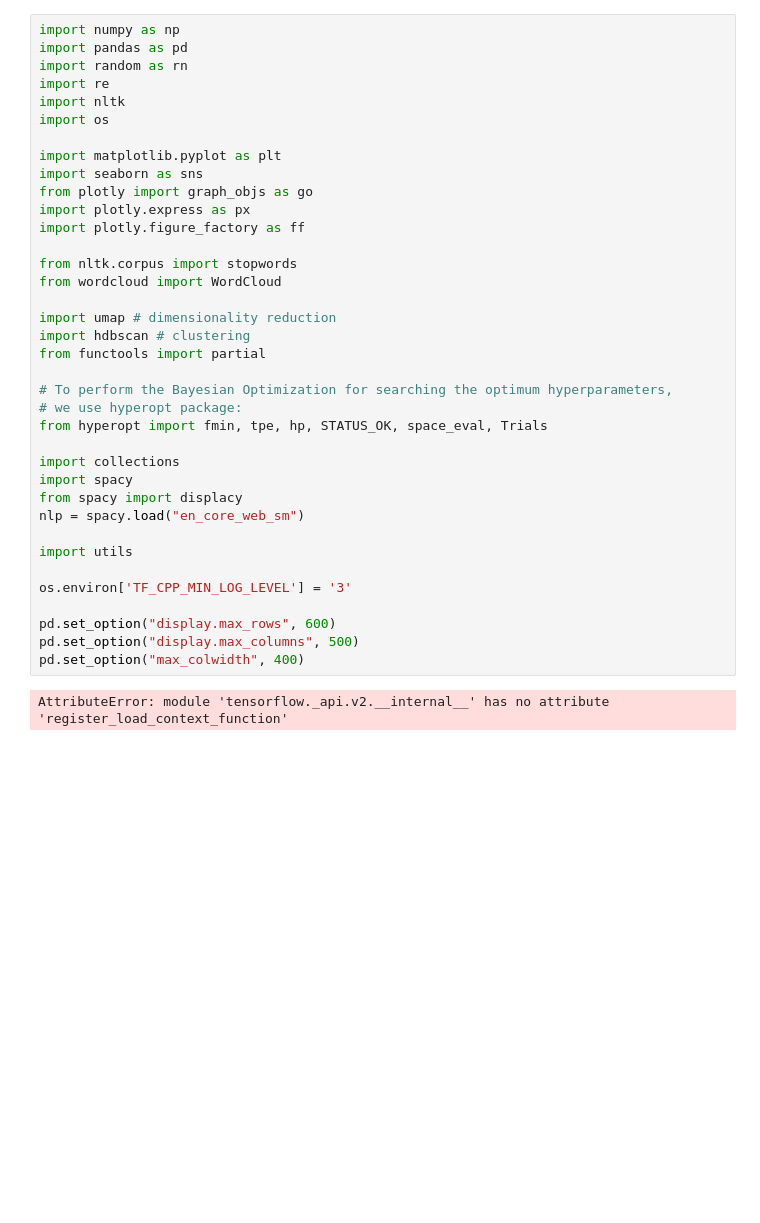
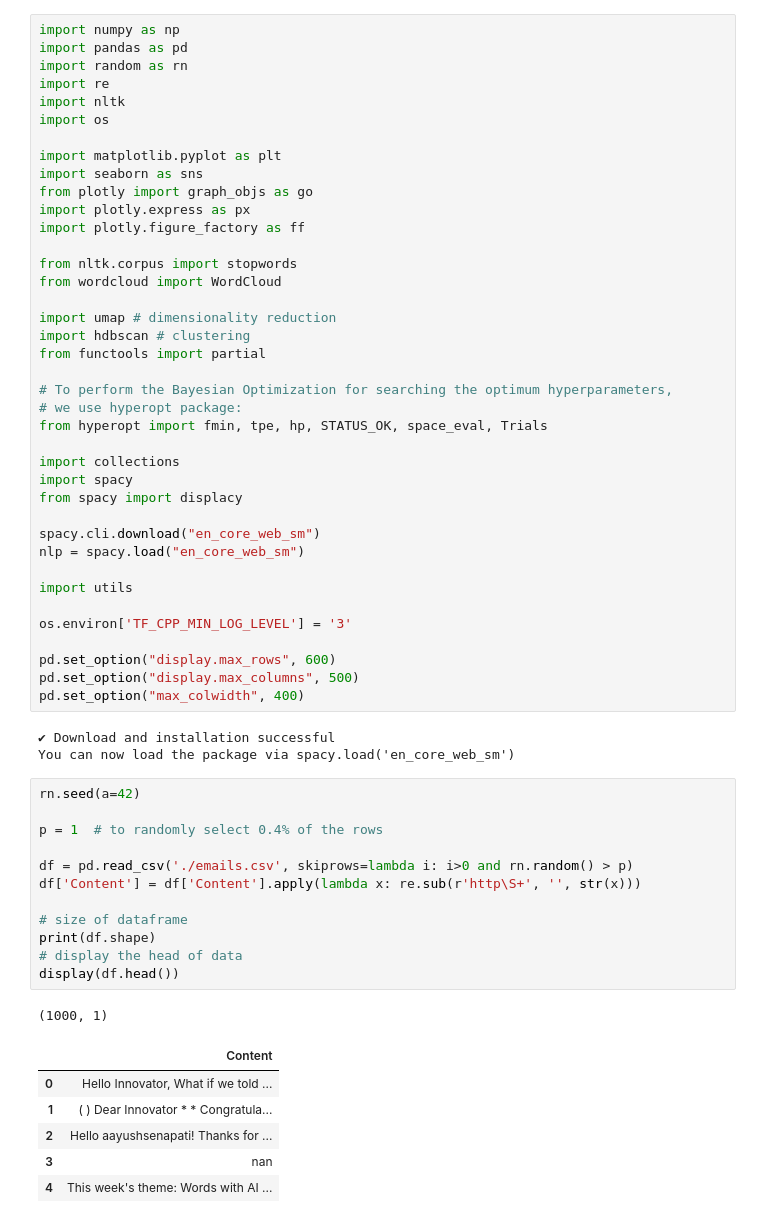
Before and after one commit to AayushNagarr/MailMagnet, a Jupyter notebook: kmeans.ipynb, the cells around one changed output. Saved outputs shown, nothing was run; the diff lists cells and outputs as text; blank space fills up the shorter version.

```diff
--- a/kmeans.ipynb
+++ b/kmeans.ipynb
@@ -26,6 +26,8 @@ from hyperopt import fmin, tpe, hp, STATUS_OK, space_eval, Trials
 import collections
 import spacy
 from spacy import displacy
+
+spacy.cli.download("en_core_web_sm")
 nlp = spacy.load("en_core_web_sm")
 
 import utils
@@ -36,4 +38,25 @@ pd.set_option("display.max_rows", 600)
 pd.set_option("display.max_columns", 500)
 pd.set_option("max_colwidth", 400)
 # %% [output]
-AttributeError: module 'tensorflow._api.v2.__internal__' has no attribute 'register_load_context_function'
+✔ Download and installation successful
+You can now load the package via spacy.load('en_core_web_sm')
+# %%
+rn.seed(a=42)
+
+p = 1  # to randomly select 0.4% of the rows
+
+df = pd.read_csv('./emails.csv', skiprows=lambda i: i>0 and rn.random() > p)
+df['Content'] = df['Content'].apply(lambda x: re.sub(r'http\S+', '', str(x)))
+
+# size of dataframe
+print(df.shape)
+# display the head of data
+display(df.head())
+# %% [output]
+(1000, 1)
+|  | Content |
+| 0 | Hello Innovator, What if we told ... |
+| 1 | ( ) Dear Innovator * * Congratula... |
+| 2 | Hello aayushsenapati! Thanks for ... |
+| 3 | nan |
+| 4 | This week's theme: Words with AI ... |
```
Also changed, not shown: parts of 2 cells of this notebook.
